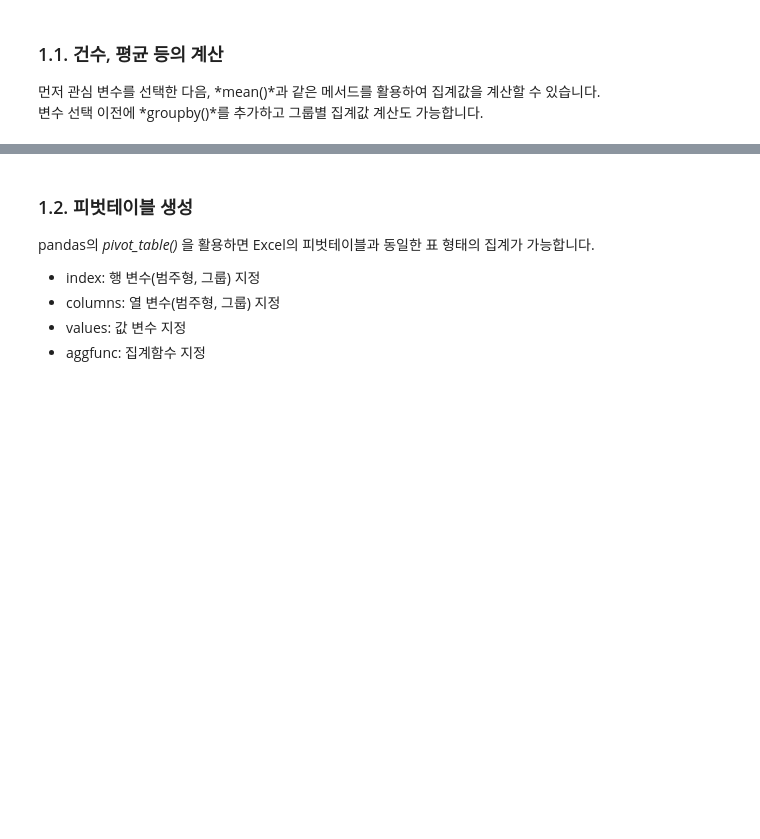
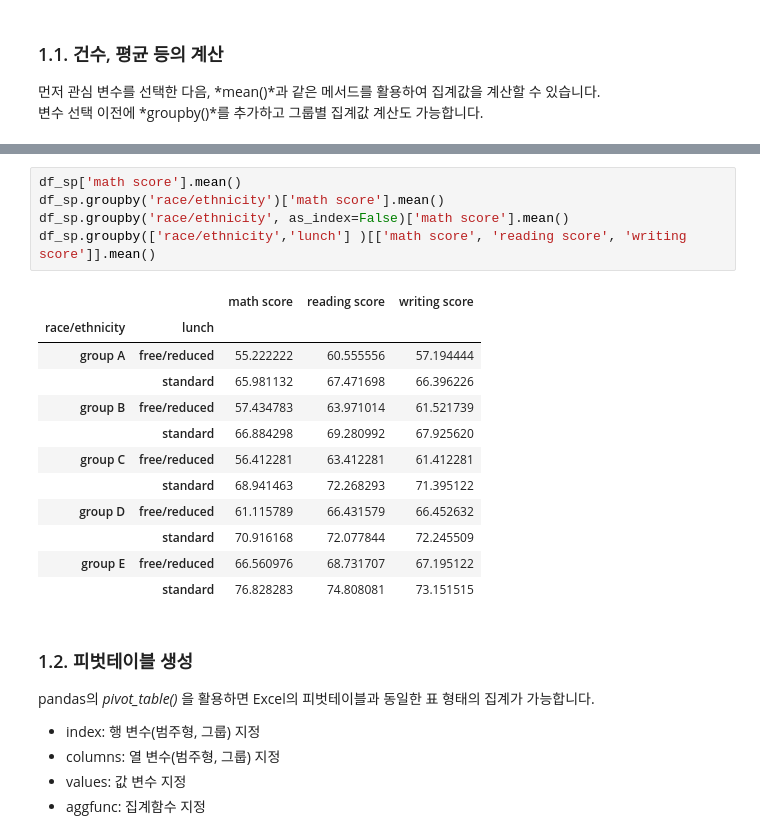
Before and after one commit to wseokyang/python_data_preprocess, a Jupyter notebook: Python실습/05_간단한 데이터 집계와 시각화.ipynb, the cells around one changed output, grey strips where cells are left out. Cells and saved outputs as stored; diff of their text form; blank space fills up the shorter version.

```diff
--- a/Python실습/05_간단한 데이터 집계와 시각화.ipynb
+++ b/Python실습/05_간단한 데이터 집계와 시각화.ipynb
@@ -75,3 +136,21 @@ df_sp.head()
+# %%
+df_sp['math score'].mean()
+df_sp.groupby('race/ethnicity')['math score'].mean()
+df_sp.groupby('race/ethnicity', as_index=False)['math score'].mean()
+df_sp.groupby(['race/ethnicity','lunch'] )[['math score', 'reading score', 'writing score']].mean()
+# %% [output]
+|  |  | math score | reading score | writing score |
+| race/ethnicity | lunch |  |  |  |
+| group A | free/reduced | 55.222222 | 60.555556 | 57.194444 |
+|  | standard | 65.981132 | 67.471698 | 66.396226 |
+| group B | free/reduced | 57.434783 | 63.971014 | 61.521739 |
+|  | standard | 66.884298 | 69.280992 | 67.925620 |
+| group C | free/reduced | 56.412281 | 63.412281 | 61.412281 |
+|  | standard | 68.941463 | 72.268293 | 71.395122 |
+| group D | free/reduced | 61.115789 | 66.431579 | 66.452632 |
+|  | standard | 70.916168 | 72.077844 | 72.245509 |
+| group E | free/reduced | 66.560976 | 68.731707 | 67.195122 |
+|  | standard | 76.828283 | 74.808081 | 73.151515 |
 # %% [markdown]
 ### 1.2. 피벗테이블 생성
 
```
Also changed, not shown: parts of 25 cells of this notebook, 1 other file.
